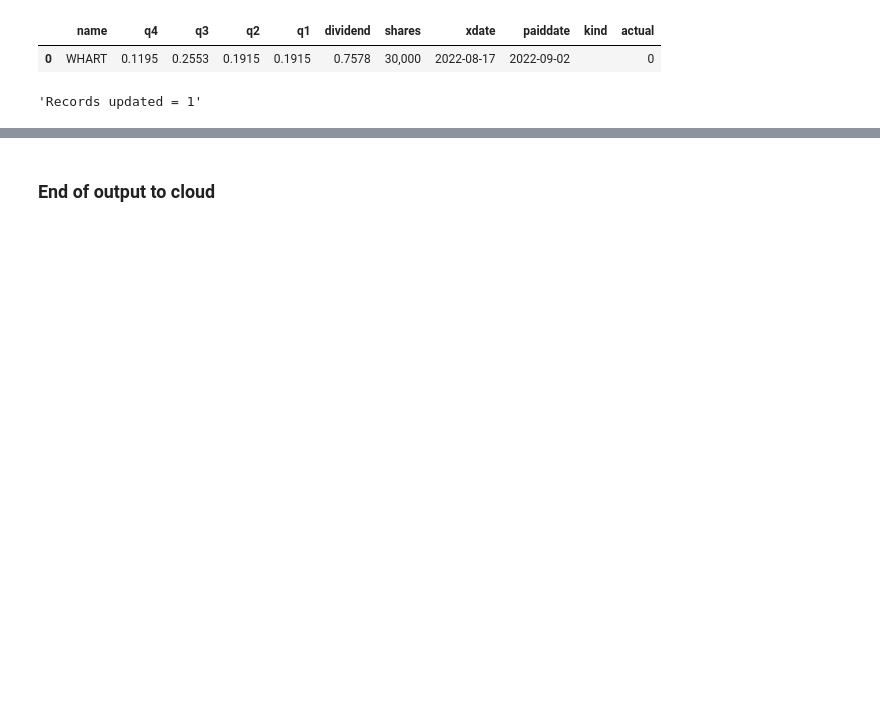
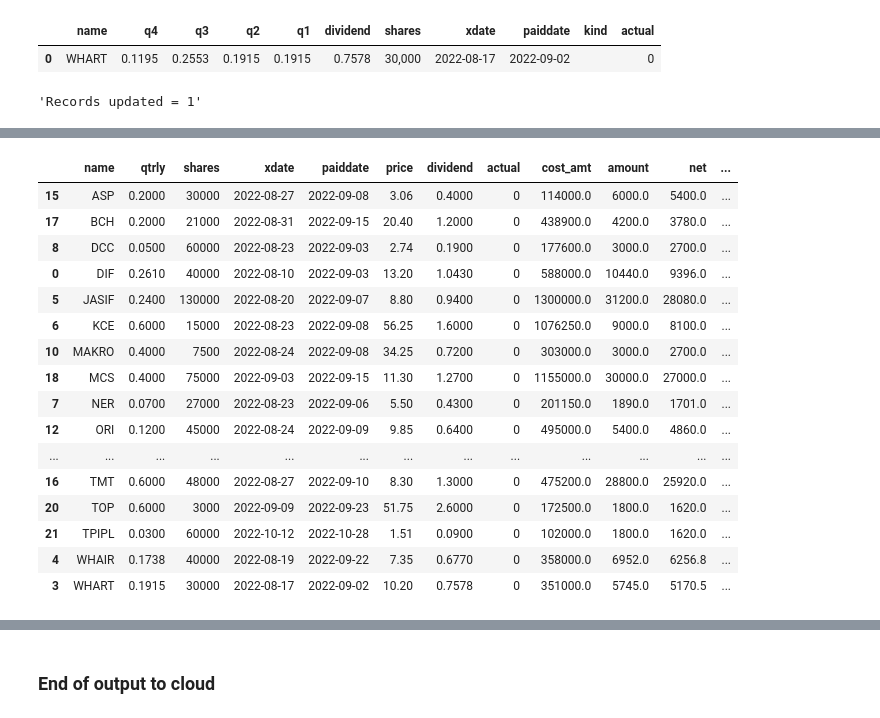
Before and after one commit to santimcs/A8, a Jupyter notebook: Ad hoc/920-Dividend Q2.ipynb, the cells around one changed output, grey strips where cells are left out. Cells and saved outputs as stored; diff of their text form; code cells hidden in the pictures; blank space fills up the shorter version.

```diff
--- a/Ad hoc/920-Dividend Q2.ipynb
+++ b/Ad hoc/920-Dividend Q2.ipynb
@@ -6,12 +6,16 @@ import calendar
 
 engine = create_engine("mysql+pymysql://root:@localhost:3306/stock")
 const = engine.connect()
+engine = create_engine("sqlite:///c:\\ruby\\portlt\\db\\development.sqlite3")
+conlt = engine.connect()
 
-data_path = "../data/"
+data_path = "../excel/"
 csv_path = "\\Users\\User\\iCloudDrive\\"
 box_path = "\\Users\\User\\Dropbox\\"
 one_path = "\\Users\\User\\OneDrive\\Documents\\Data\\"
 
+year = 2022
+quarter = 2
 today = date.today()
 today
 # %% [output]
@@ -239,3 +243,9 @@ dividend[cols].sort_values(['name'],ascending=[True]).to_excel(output_file, inde
 dividend[cols].sort_values(['name'],ascending=[True]).to_excel(data_file, index=False)
 dividend[cols].sort_values(['name'],ascending=[True]).to_excel(box_file, index=False)
 dividend[cols].sort_values(['name'],ascending=[True]).to_excel(one_file, index=False)
+# %%
+sql = 'SELECT name, q_eps, aq_eps, publish_date FROM epss WHERE year = %s-1 AND quarter = %s ORDER BY name'
+sql = sql % (year, quarter)
+print(sql)
+eps = pd.read_sql(sql, conlt)
+eps.dtypes
@@ -241,0 +259,21 @@ dividend[cols].sort_values(['name'],ascending=[True]).to_excel(one_file, index=F
+# %%
+df_merge = pd.merge(dividend, eps, on='name', how='inner')
+df_merge.sort_values('name',ascending=True)
+# %% [output]
+|  | name | qtrly | shares | xdate | paiddate | price | dividend | actual | cost_amt | amount | net | ... |
+| 15 | ASP | 0.2000 | 30000 | 2022-08-27 | 2022-09-08 | 3.06 | 0.4000 | 0 | 114000.0 | 6000.0 | 5400.0 | ... |
+| 17 | BCH | 0.2000 | 21000 | 2022-08-31 | 2022-09-15 | 20.40 | 1.2000 | 0 | 438900.0 | 4200.0 | 3780.0 | ... |
+| 8 | DCC | 0.0500 | 60000 | 2022-08-23 | 2022-09-03 | 2.74 | 0.1900 | 0 | 177600.0 | 3000.0 | 2700.0 | ... |
+| 0 | DIF | 0.2610 | 40000 | 2022-08-10 | 2022-09-03 | 13.20 | 1.0430 | 0 | 588000.0 | 10440.0 | 9396.0 | ... |
+| 5 | JASIF | 0.2400 | 130000 | 2022-08-20 | 2022-09-07 | 8.80 | 0.9400 | 0 | 1300000.0 | 31200.0 | 28080.0 | ... |
+| 6 | KCE | 0.6000 | 15000 | 2022-08-23 | 2022-09-08 | 56.25 | 1.6000 | 0 | 1076250.0 | 9000.0 | 8100.0 | ... |
+| 10 | MAKRO | 0.4000 | 7500 | 2022-08-24 | 2022-09-08 | 34.25 | 0.7200 | 0 | 303000.0 | 3000.0 | 2700.0 | ... |
+| 18 | MCS | 0.4000 | 75000 | 2022-09-03 | 2022-09-15 | 11.30 | 1.2700 | 0 | 1155000.0 | 30000.0 | 27000.0 | ... |
+| 7 | NER | 0.0700 | 27000 | 2022-08-23 | 2022-09-06 | 5.50 | 0.4300 | 0 | 201150.0 | 1890.0 | 1701.0 | ... |
+| 12 | ORI | 0.1200 | 45000 | 2022-08-24 | 2022-09-09 | 9.85 | 0.6400 | 0 | 495000.0 | 5400.0 | 4860.0 | ... |
+| ... | ... | ... | ... | ... | ... | ... | ... | ... | ... | ... | ... | ... |
+| 16 | TMT | 0.6000 | 48000 | 2022-08-27 | 2022-09-10 | 8.30 | 1.3000 | 0 | 475200.0 | 28800.0 | 25920.0 | ... |
+| 20 | TOP | 0.6000 | 3000 | 2022-09-09 | 2022-09-23 | 51.75 | 2.6000 | 0 | 172500.0 | 1800.0 | 1620.0 | ... |
+| 21 | TPIPL | 0.0300 | 60000 | 2022-10-12 | 2022-10-28 | 1.51 | 0.0900 | 0 | 102000.0 | 1800.0 | 1620.0 | ... |
+| 4 | WHAIR | 0.1738 | 40000 | 2022-08-19 | 2022-09-22 | 7.35 | 0.6770 | 0 | 358000.0 | 6952.0 | 6256.8 | ... |
+| 3 | WHART | 0.1915 | 30000 | 2022-08-17 | 2022-09-02 | 10.20 | 0.7578 | 0 | 351000.0 | 5745.0 | 5170.5 | ... |
```
Also changed, not shown: parts of 9 cells of this notebook, 23 other files.
